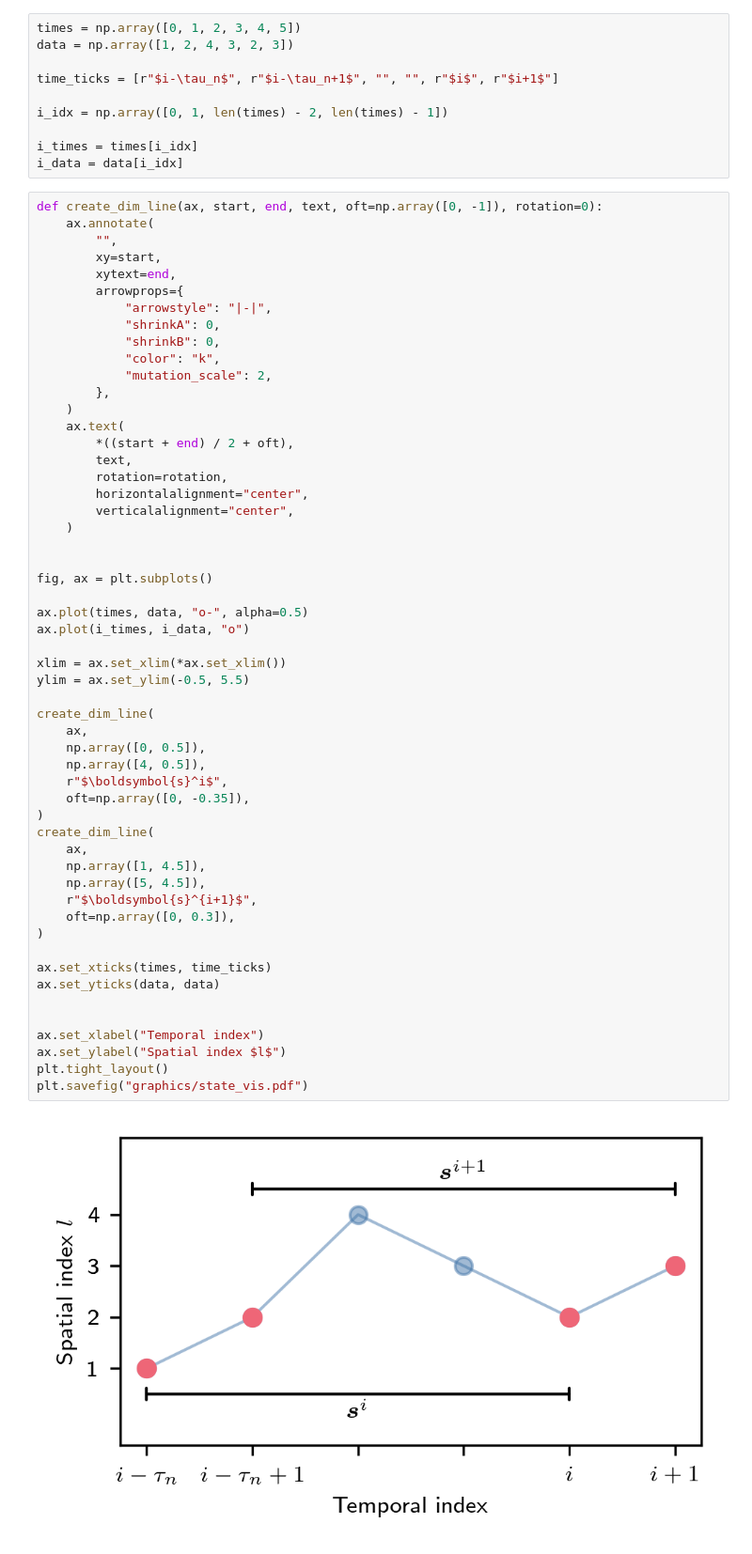
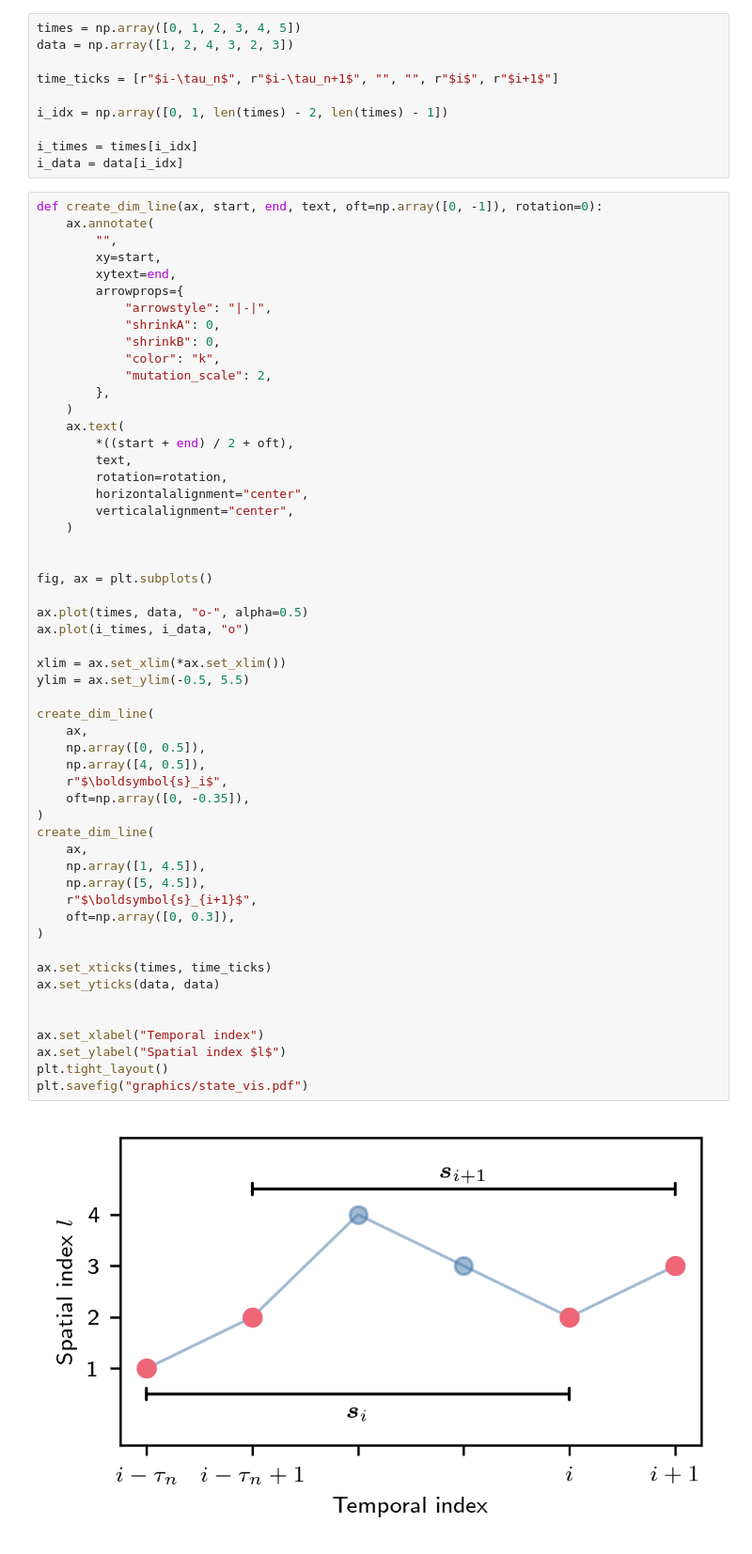
Before and after one commit to NilsToAn/overdampedDelayHarmonicOscillator, a Jupyter notebook: paper/ceate_sketch.ipynb, the cells around one changed output. Shown: that part at 94% size. Saved outputs shown, nothing was run; the diff lists cells and outputs as text.

```diff
--- a/paper/ceate_sketch.ipynb
+++ b/paper/ceate_sketch.ipynb
@@ -40,33 +40,33 @@ def create_dim_line(ax, start, end, text, oft=np.array([0, -1]), rotation=0):
 fig, ax = plt.subplots()
 
 ax.plot(times, data, "o-", alpha=0.5)
 ax.plot(i_times, i_data, "o")
 
 xlim = ax.set_xlim(*ax.set_xlim())
 ylim = ax.set_ylim(-0.5, 5.5)
 
 create_dim_line(
     ax,
     np.array([0, 0.5]),
     np.array([4, 0.5]),
-    r"$\boldsymbol{s}^i$",
+    r"$\boldsymbol{s}_i$",
     oft=np.array([0, -0.35]),
 )
 create_dim_line(
     ax,
     np.array([1, 4.5]),
     np.array([5, 4.5]),
-    r"$\boldsymbol{s}^{i+1}$",
+    r"$\boldsymbol{s}_{i+1}$",
     oft=np.array([0, 0.3]),
 )
 
 ax.set_xticks(times, time_ticks)
 ax.set_yticks(data, data)
 
 
 ax.set_xlabel("Temporal index")
 ax.set_ylabel("Spatial index $l$")
 plt.tight_layout()
 plt.savefig("graphics/state_vis.pdf")
 # %% [output]
-[figure, old version]
+[figure, new version]
```
Also changed, not shown: 2 other files.
